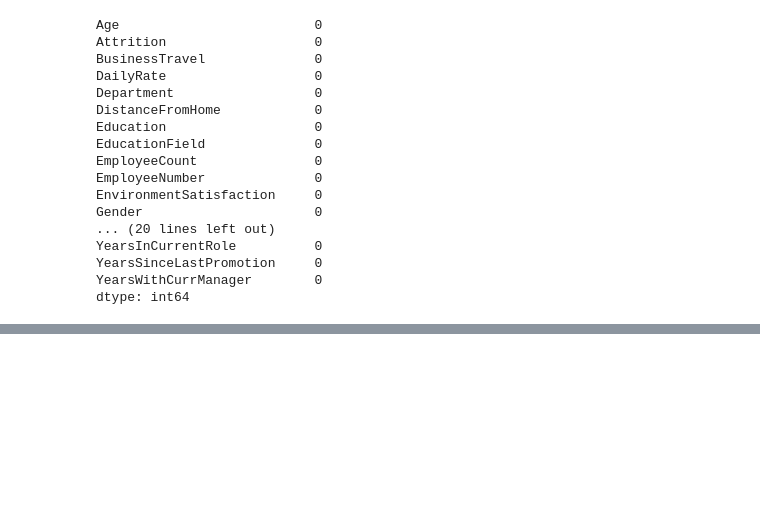
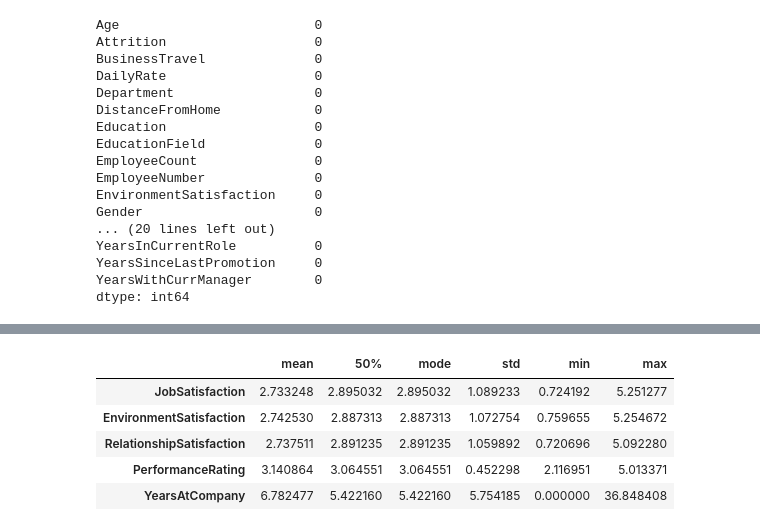
Before and after one commit to FedericoAriton99/CA-2-Integraeted-, a Jupyter notebook: Federico_Ariton_sba22090_Lvl8_CA2_Integrated.ipynb, the cells around one changed output, grey strips where cells are left out. Cells and saved outputs as stored; diff of their text form; code cells hidden in the pictures; blank space fills up the shorter version.

```diff
--- a/Federico_Ariton_sba22090_Lvl8_CA2_Integrated.ipynb
+++ b/Federico_Ariton_sba22090_Lvl8_CA2_Integrated.ipynb
@@ -529,0 +676,19 @@ Employee
+# %%
+# Identifying key variables for analysis
+key_variables = ['JobSatisfaction', 'EnvironmentSatisfaction', 'RelationshipSatisfaction', 'PerformanceRating', 'YearsAtCompany']
+
+# Descriptive statistics for key variables
+key_var_descriptive_stats = Employee[key_variables].describe().T
+
+# Adding mode to the descriptive statistics for key variables
+key_var_modes = Employee[key_variables].mode().iloc[0]
+key_var_descriptive_stats['mode'] = key_var_modes
+
+key_var_descriptive_stats[['mean', '50%', 'mode', 'std', 'min', 'max']]
+# %% [output]
+|  | mean | 50% | mode | std | min | max |
+| JobSatisfaction | 2.733248 | 2.895032 | 2.895032 | 1.089233 | 0.724192 | 5.251277 |
+| EnvironmentSatisfaction | 2.742530 | 2.887313 | 2.887313 | 1.072754 | 0.759655 | 5.254672 |
+| RelationshipSatisfaction | 2.737511 | 2.891235 | 2.891235 | 1.059892 | 0.720696 | 5.092280 |
+| PerformanceRating | 3.140864 | 3.064551 | 3.064551 | 0.452298 | 2.116951 | 5.013371 |
+| YearsAtCompany | 6.782477 | 5.422160 | 5.422160 | 5.754185 | 0.000000 | 36.848408 |
```
Also changed, not shown: parts of 13 cells of this notebook.
